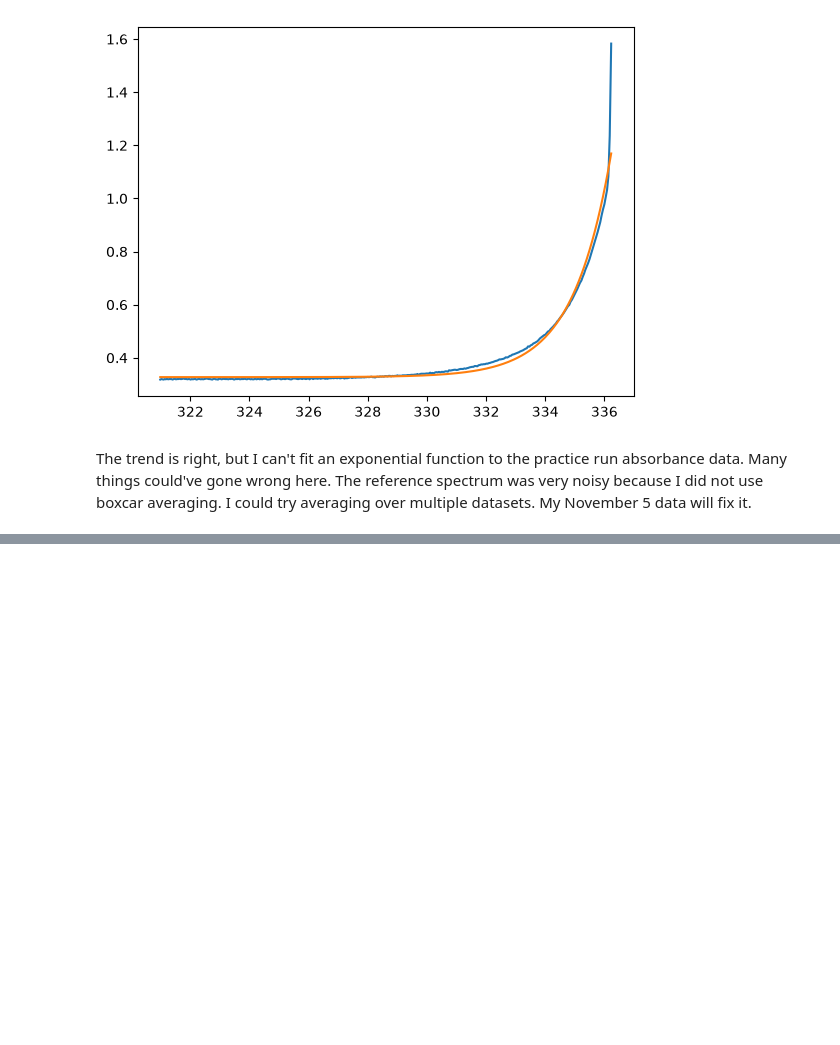
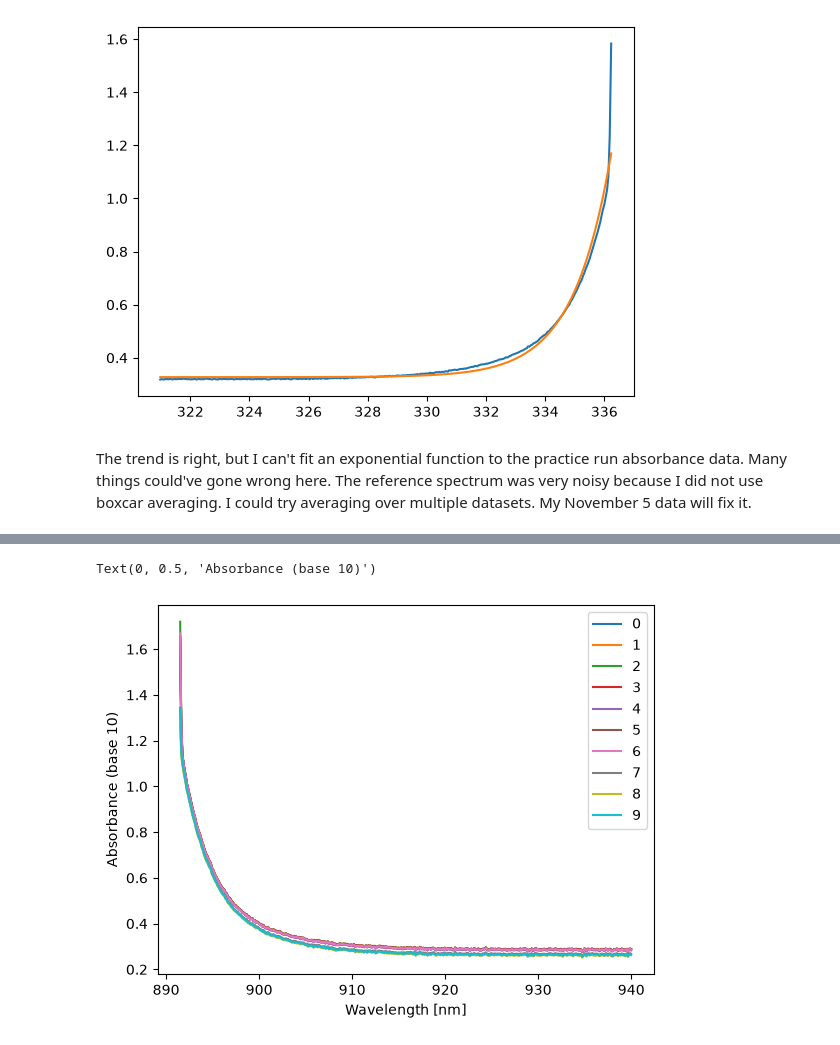
Before and after one commit to rcaerbannog/enph352-lab-band, a Jupyter notebook: band-lab-notebook.ipynb, the cells around one changed output, grey strips where cells are left out. Drawn from its saved outputs; the diff is of its cells as text; code cells hidden in the pictures; blank space fills up the shorter version.

```diff
--- a/band-lab-notebook.ipynb
+++ b/band-lab-notebook.ipynb
@@ -263,0 +278,24 @@ The trend is right, but I can't fit an exponential function to the practice run
+# %%
+data_20 = np.array([read_file(f"AdaL/2026-11-05-Task2/absorbance-20-{n:02d}.txt", True)[1] for n in range(10)]).transpose()
+labels = [str(ii) for ii in range(10)]
+
+data = data_20[:,0]
+# Finding the validity region
+# Filter for high enough snr and absorbance is less than ~~2~~ 1, there is a kink between 1 and 2, unknown cause?
+_, snr = eval_reference_snr(wavelength, counts_ref, counts_dark, window_size=25)
+# data = 0 seems to indicate invalid data
+mask = np.logical_and(np.not_equal(data, 0), data < 2.)
+SEARCH_WINDOW = 100
+v = np.lib.stride_tricks.sliding_window_view(mask, SEARCH_WINDOW)
+# this and next 24 entries are absorbance less than 2
+mask = np.pad(np.all(v, axis=-1), (0, SEARCH_WINDOW-1), constant_values=(False, False))
+mask = np.logical_and(mask, snr > 1e4)
+mask = np.logical_and(mask, wavelength < 940)
+
+lineObjects = plt.plot(wavelength[mask], data_20[mask])
+plt.legend(iter(lineObjects), labels)
+plt.xlabel("Wavelength [nm]")
+plt.ylabel("Absorbance (base 10)")
+# %% [output]
+Text(0, 0.5, 'Absorbance (base 10)')
+[figure, added]
```
Also changed, not shown: parts of 20 cells of this notebook, 1 other file.
